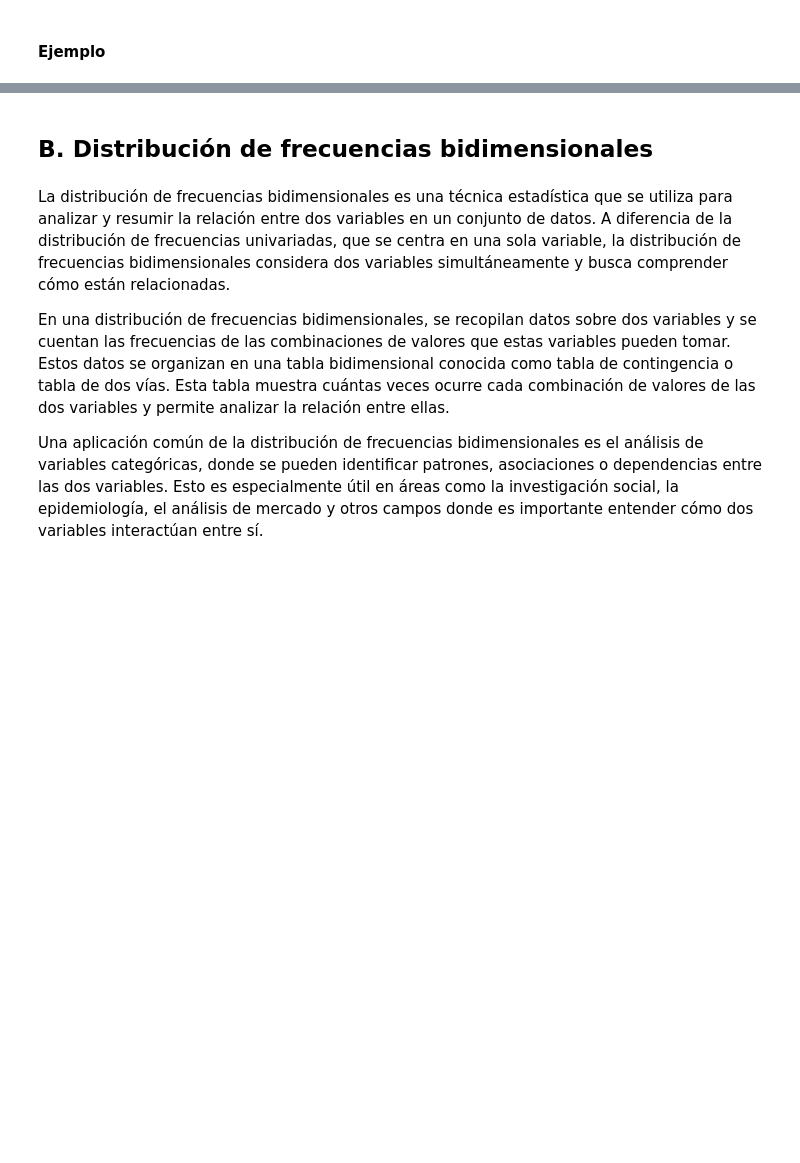
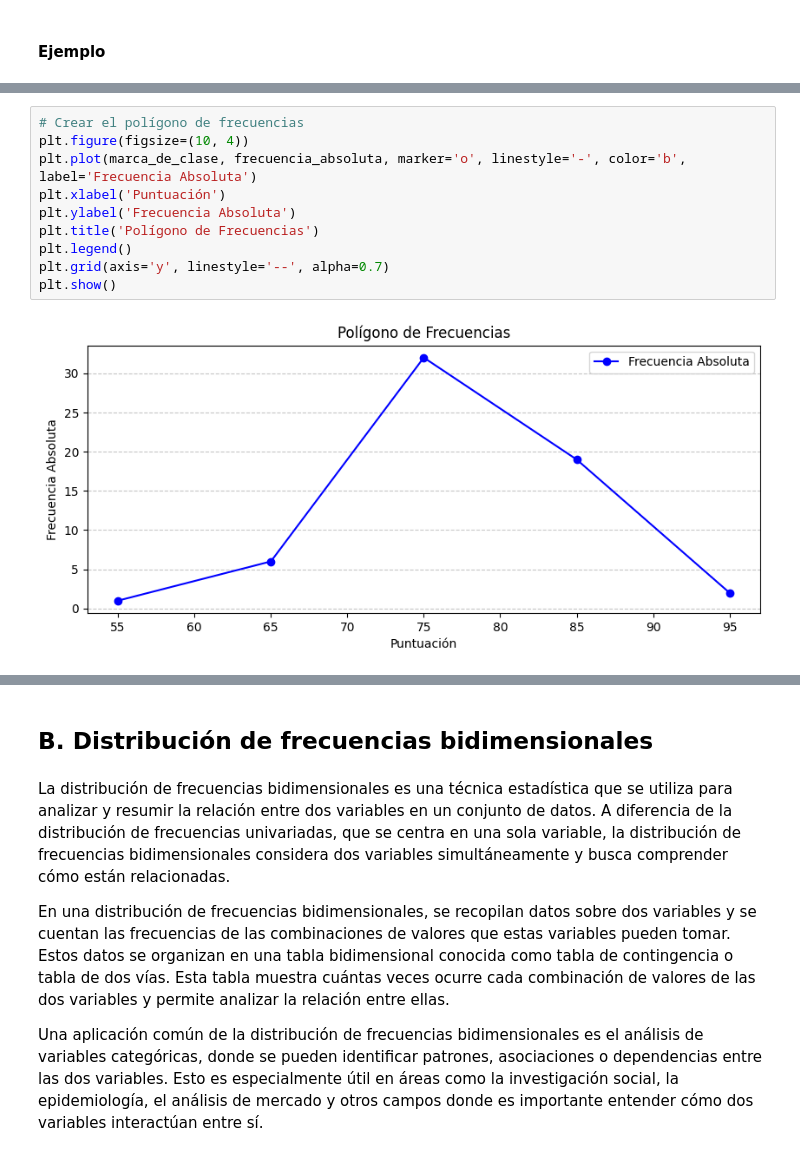
Before and after one commit to ajrianop/Estadistica_Descriptiva_y_Python_UD, a Jupyter notebook: 03_Distribucion_de_frecuencias.ipynb, the cells around one changed output, grey strips where cells are left out. Cells and saved outputs as stored; diff of their text form; blank space fills up the shorter version.

```diff
--- a/03_Distribucion_de_frecuencias.ipynb
+++ b/03_Distribucion_de_frecuencias.ipynb
@@ -337,0 +665,12 @@ Con los puntos medios de cada intervalo se genera otra columna, esta columna se
+# %%
+# Crear el polígono de frecuencias
+plt.figure(figsize=(10, 4))
+plt.plot(marca_de_clase, frecuencia_absoluta, marker='o', linestyle='-', color='b', label='Frecuencia Absoluta')
+plt.xlabel('Puntuación')
+plt.ylabel('Frecuencia Absoluta')
+plt.title('Polígono de Frecuencias')
+plt.legend()
+plt.grid(axis='y', linestyle='--', alpha=0.7)
+plt.show()
+# %% [output]
+[figure, added]
```
Also changed, not shown: parts of 38 cells of this notebook.
